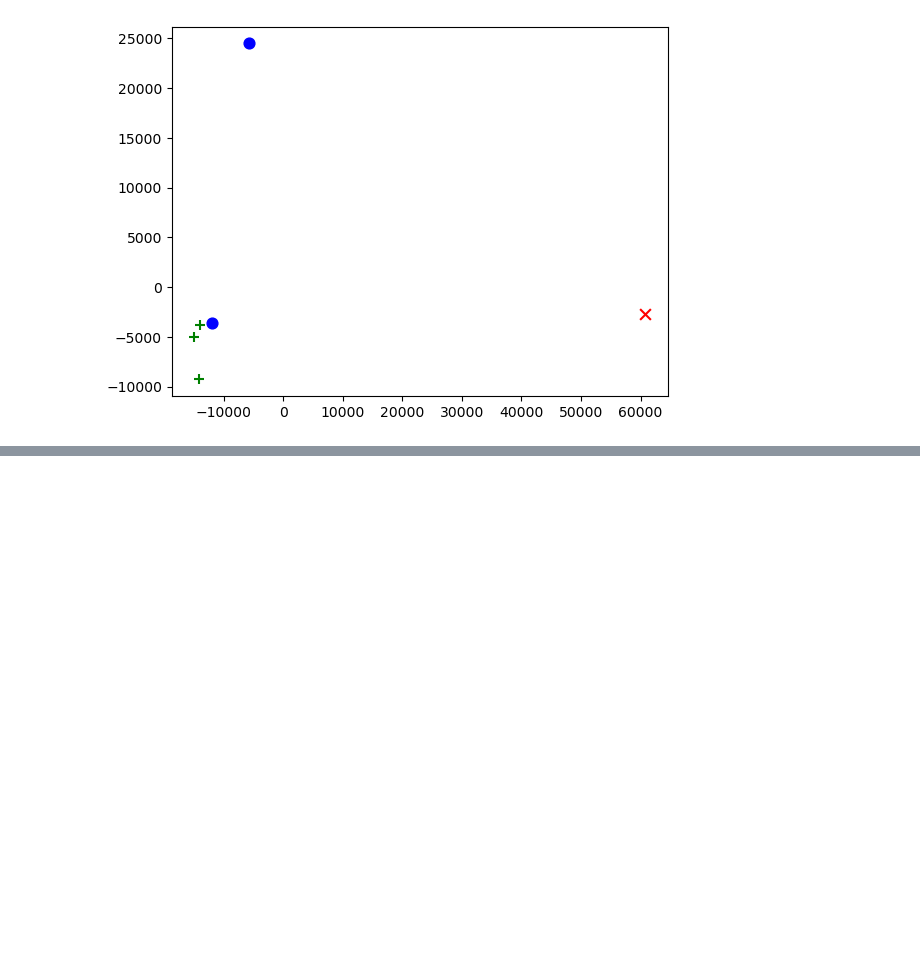
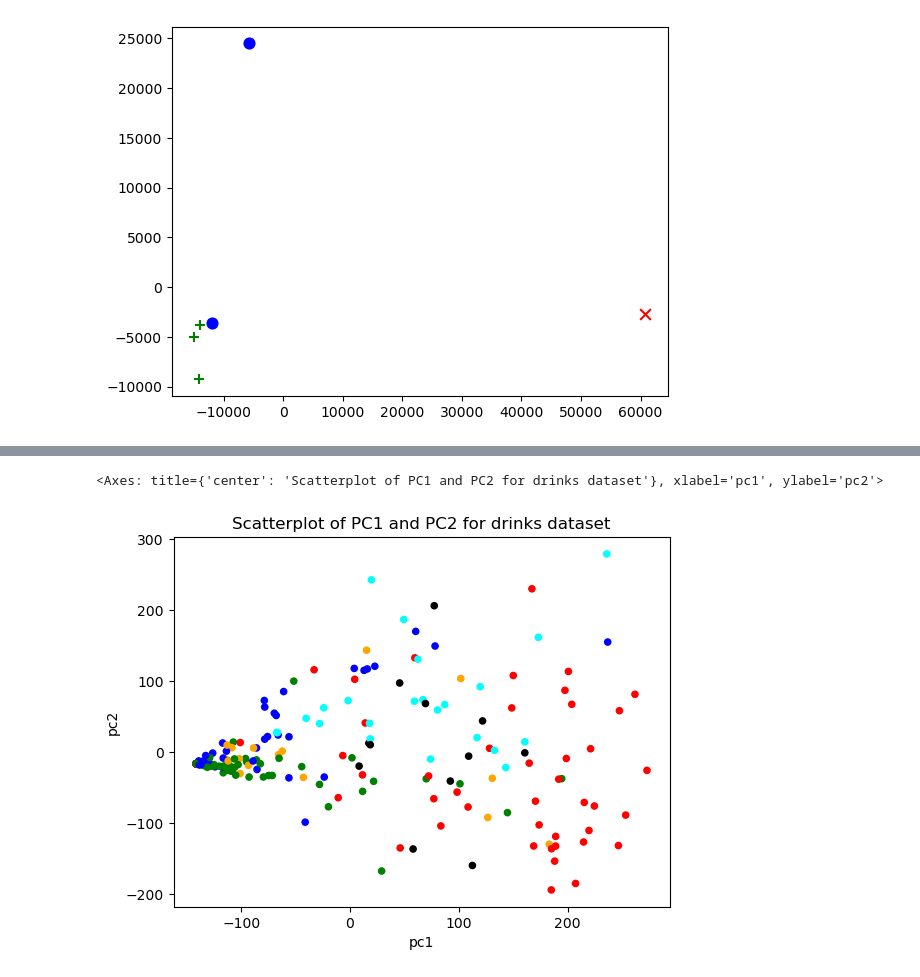
Before and after one commit to OtaSteven/CSC177_Proj, a Jupyter notebook: data_process/air_drink_dataPreprocessing.ipynb, the cells around one changed output, grey strips where cells are left out. Saved outputs shown, nothing was run; the diff lists cells and outputs as text; code cells hidden in the pictures; blank space fills up the shorter version.

```diff
--- a/data_process/air_drink_dataPreprocessing.ipynb
+++ b/data_process/air_drink_dataPreprocessing.ipynb
@@ -906,0 +957,17 @@ Name: continent, dtype: int64
+# %%
+# Map continents to colors
+colors = {'Africa':'g', 'Europe':'r', 'Asia':'b', 'North America': 'cyan', 'Oceania':'orange', 'South America': 'black'}
+
+numComponents = 2
+pca = PCA(n_components=numComponents)
+numerical_drink_Data = drink_Data[['beer_servings', 'spirit_servings', 'wine_servings', 'total_litres_of_pure_alcohol']]
+pca.fit(numerical_drink_Data)
+
+projected = pca.transform(numerical_drink_Data)
+projected = pd.DataFrame(projected,columns=['pc1','pc2'])
+
+projected.plot.scatter(x='pc1',y='pc2',c=drink_Data.continent.map(colors),
+                       s=20, title='Scatterplot of PC1 and PC2 for drinks dataset')
+# %% [output]
+<Axes: title={'center': 'Scatterplot of PC1 and PC2 for drinks dataset'}, xlabel='pc1', ylabel='pc2'>
+[figure, added]
```
Also changed, not shown: parts of 14 cells of this notebook.
